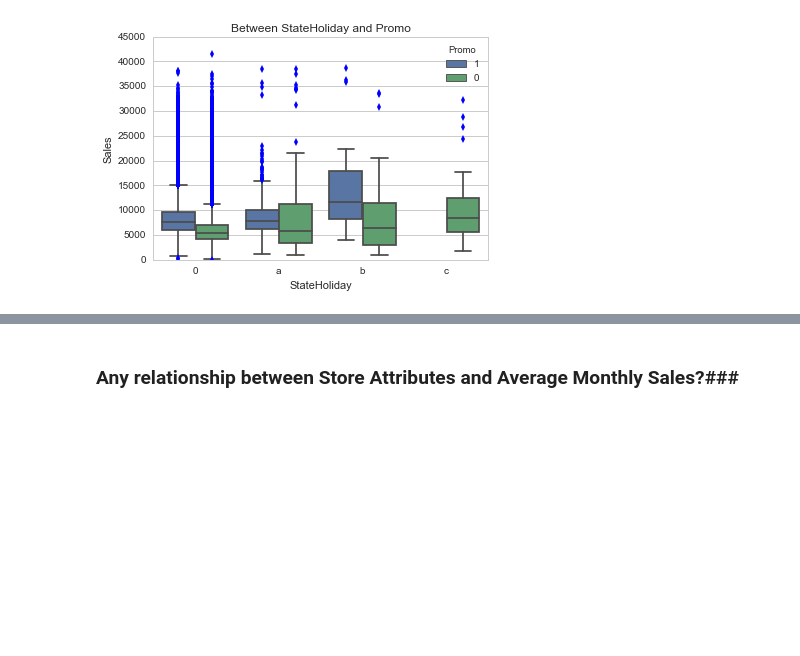
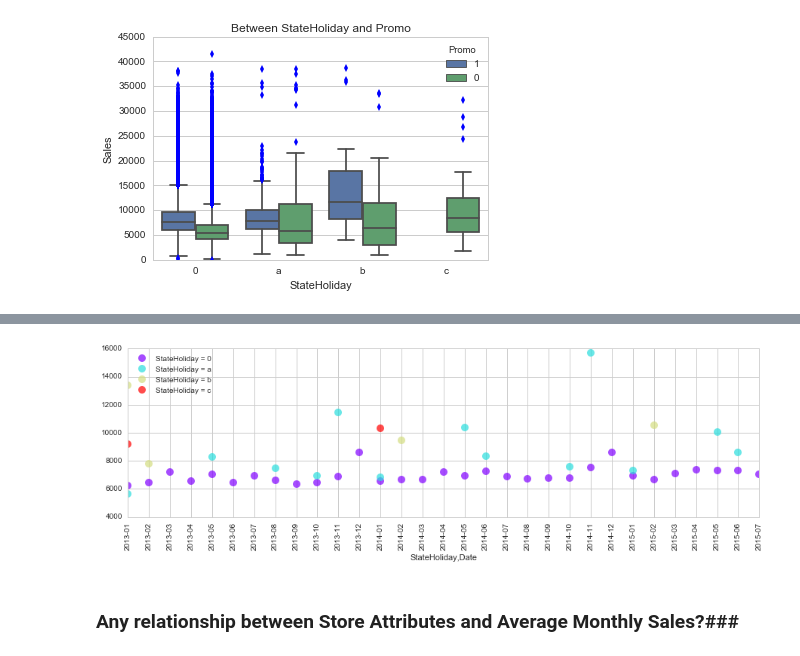
Before and after one commit to rocket-ron/kaggle, a Jupyter notebook: rossman/Exploratory_3.ipynb, the cells around one changed output, grey strips where cells are left out. Drawn from its saved outputs; the diff is of its cells as text; code cells hidden in the pictures; blank space fills up the shorter version.

```diff
--- a/rossman/Exploratory_3.ipynb
+++ b/rossman/Exploratory_3.ipynb
@@ -328,3 +334,7 @@ PlotAvgSalesByGroup('DayOfWeek')
+# %%
+PlotAvgSalesByGroup('StateHoliday', linestyle='None', marker='o', markersize=10, alpha=0.7)
+# %% [output]
+[figure, added]
 # %% [markdown]
 ### Any relationship between Store Attributes and Average Monthly Sales?###
 # %%
```
Also changed, not shown: parts of 10 cells of this notebook.
